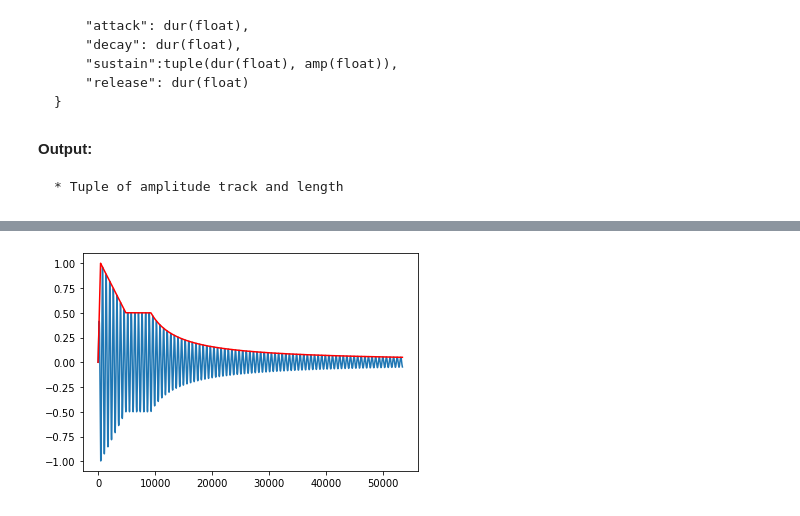
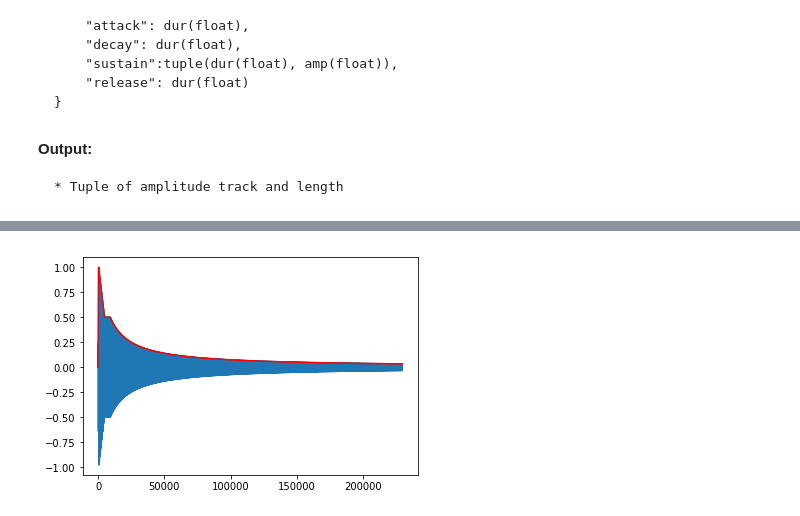
Before and after one commit to avesk/echo-synth, a Jupyter notebook: notebooks/Envelope Construction.ipynb, the cells around one changed output, grey strips where cells are left out. Drawn from its saved outputs; the diff is of its cells as text; code cells hidden in the pictures.

```diff
--- a/notebooks/Envelope Construction.ipynb
+++ b/notebooks/Envelope Construction.ipynb
@@ -50,29 +50,30 @@ envelope = {
 # %%
 def envelope_amplitude(envelope={}, srate=44100):
     if envelope == {}:
         return None
 
     attack = np.linspace(0.0, 1.0, int(envelope['attack'] * srate))
     decay = np.linspace(1.0, envelope["sustain"][1], int(envelope['decay'] * srate))
     sustain = np.linspace(envelope["sustain"][1], envelope["sustain"][1], int(envelope['sustain'][0] * srate))
-    release = np.reciprocal(np.linspace(1, 10, envelope['release'] * srate )) * envelope["sustain"][1]
+    release = np.reciprocal(np.linspace(1, 15, envelope['release'] * srate )) * envelope["sustain"][1]
 
     amp_track = np.concatenate((attack, decay, sustain, release), axis=None)
 
     return amp_track, amp_track.shape[0]
 
 # Sustain: (dur, amplitude)
 envelope = {
     "attack": 0.01,
     "decay": 0.1,
     "sustain": (0.1, 0.5),
-    "release": 1,
+    "release": 5,
 }
+
 amp_track, length = envelope_amplitude(envelope)
-signal = oscillator(dur=3, freq=70, wave_type="sinusoid")[:length]
+signal = oscillator(dur=length / 44100, freq=120, wave_type="sinusoid")[:length]
 plt.plot(signal * amp_track)
 plt.plot(amp_track, color='red')
 ipd.Audio(amp_track * signal ,rate=44100)
 # %% [output]
 [interactive output not drawn]
-[figure, old version]
+[figure, new version]
```
Also changed, not shown: 1 other file.
